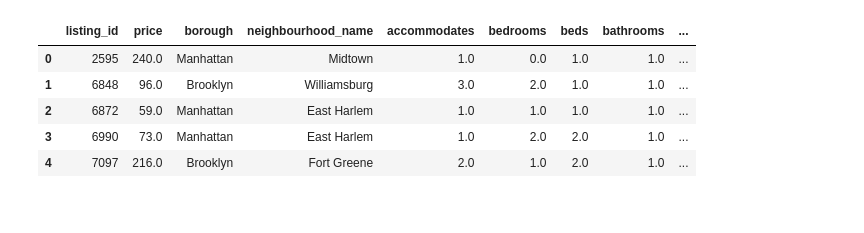
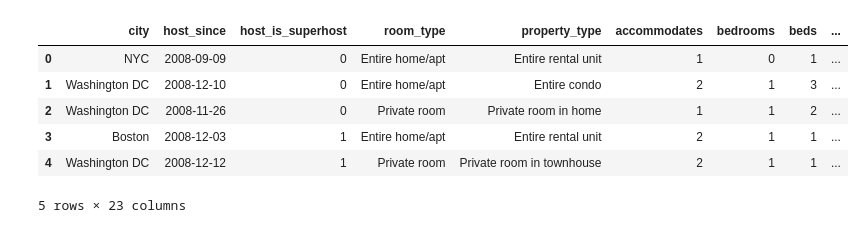
Before and after one commit to Pranav-Bathula/Airbnb-Price-Predictor, a Jupyter notebook: notebooks/features.ipynb, the cells around one changed output. Saved outputs shown, nothing was run; the diff lists cells and outputs as text; code cells hidden in the pictures.

Commit message:
Final Features and Model Notebooks

```diff
--- a/notebooks/features.ipynb
+++ b/notebooks/features.ipynb
@@ -62,39 +43,26 @@ Rows returned from DB: 14436
 # %%
-# 2. Start the feature table
-listing_features = pd.DataFrame()
+# 2. Prepare base feature table (drop ID and leaky columns)
+target_col = "price"
 
-# ID and target
-listing_features["listing_id"] = df["listing_id"]
-listing_features["price"] = df["price"].astype(float)
+# Columns we definitely don't want as features
+id_cols = ["listing_id", "neighbourhood_id", "host_id"]
+leaky_cols = ["estimated_revenue"]  # derived from price & availability
+text_id_cols = ["host_name"]        # mostly just an identifier
 
-# Location features
-listing_features["borough"] = df["borough"]
-listing_features["neighbourhood_name"] = df["neighbourhood_name"]
+drop_cols = id_cols + leaky_cols + text_id_cols
 
-# Size / capacity
-listing_features["accommodates"] = df["accommodates"].astype(float)
-listing_features["bedrooms"] = df["bedrooms"].astype(float)
-listing_features["beds"] = df["beds"].astype(float)
-listing_features["bathrooms"] = df["bathrooms"].astype(float)
+df_model = df.drop(columns=[c for c in drop_cols if c in df.columns])
 
-# Host / demand info
-listing_features["host_is_superhost"] = df["host_is_superhost"]
-listing_features["number_of_reviews"] = df["number_of_reviews"].astype(float)
-listing_features["review_scores_rating"] = df["review_scores_rating"].astype(float)
-listing_features["availability_365"] = df["availability_365"].astype(float)
-listing_features["reviews_per_month"] = df["reviews_per_month"].astype(float)
-listing_features["estimated_revenue"] = df["estimated_revenue"].astype(float)
+# Start with all remaining columns
+df_features = df_model.copy()
 
-# Categorical listing types
-listing_features["room_type"] = df["room_type"]
-listing_features["property_type"] = df["property_type"]
-
-listing_features.head()
+df_features.head()
 # %% [output]
-|  | listing_id | price | borough | neighbourhood_name | accommodates | bedrooms | beds | bathrooms | ... |
-| 0 | 2595 | 240.0 | Manhattan | Midtown | 1.0 | 0.0 | 1.0 | 1.0 | ... |
-| 1 | 6848 | 96.0 | Brooklyn | Williamsburg | 3.0 | 2.0 | 1.0 | 1.0 | ... |
-| 2 | 6872 | 59.0 | Manhattan | East Harlem | 1.0 | 1.0 | 1.0 | 1.0 | ... |
-| 3 | 6990 | 73.0 | Manhattan | East Harlem | 1.0 | 2.0 | 2.0 | 1.0 | ... |
-| 4 | 7097 | 216.0 | Brooklyn | Fort Greene | 2.0 | 1.0 | 2.0 | 1.0 | ... |
+|  | city | host_since | host_is_superhost | room_type | property_type | accommodates | bedrooms | beds | ... |
+| 0 | NYC | 2008-09-09 | 0 | Entire home/apt | Entire rental unit | 1 | 0 | 1 | ... |
+| 1 | Washington DC | 2008-12-10 | 0 | Entire home/apt | Entire condo | 2 | 1 | 3 | ... |
+| 2 | Washington DC | 2008-11-26 | 0 | Private room | Private room in home | 1 | 1 | 2 | ... |
+| 3 | Boston | 2008-12-03 | 1 | Entire home/apt | Entire rental unit | 2 | 1 | 1 | ... |
+| 4 | Washington DC | 2008-12-12 | 1 | Private room | Private room in townhouse | 2 | 1 | 1 | ... |
+5 rows × 23 columns
 # %%
```
Also changed, not shown: parts of 6 cells of this notebook, 4 other files.
